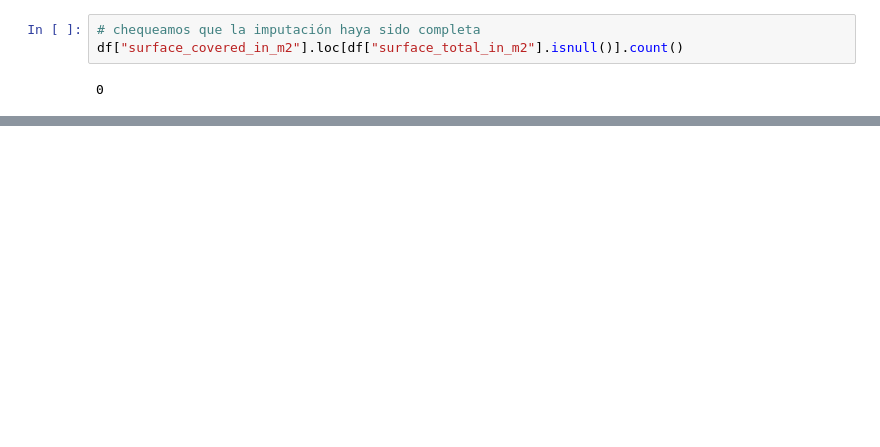
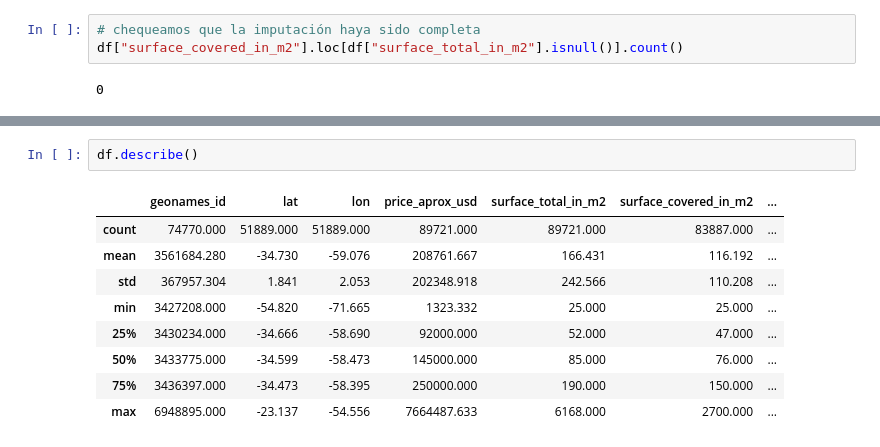
Before and after one commit to matiasngf/DH_proyecto_1, a Jupyter notebook: Limpieza_y_Preparacion.ipynb, the cells around one changed output, grey strips where cells are left out. Cells and saved outputs as stored; diff of their text form; blank space fills up the shorter version.

```diff
--- a/Limpieza_y_Preparacion.ipynb
+++ b/Limpieza_y_Preparacion.ipynb
@@ -227,0 +544,12 @@ dtype: int64
+# %%
+df.describe()
+# %% [output]
+|  | geonames_id | lat | lon | price_aprox_usd | surface_total_in_m2 | surface_covered_in_m2 | ... |
+| count | 74770.000 | 51889.000 | 51889.000 | 89721.000 | 89721.000 | 83887.000 | ... |
+| mean | 3561684.280 | -34.730 | -59.076 | 208761.667 | 166.431 | 116.192 | ... |
+| std | 367957.304 | 1.841 | 2.053 | 202348.918 | 242.566 | 110.208 | ... |
+| min | 3427208.000 | -54.820 | -71.665 | 1323.332 | 25.000 | 25.000 | ... |
+| 25% | 3430234.000 | -34.666 | -58.690 | 92000.000 | 52.000 | 47.000 | ... |
+| 50% | 3433775.000 | -34.599 | -58.473 | 145000.000 | 85.000 | 76.000 | ... |
+| 75% | 3436397.000 | -34.473 | -58.395 | 250000.000 | 190.000 | 150.000 | ... |
+| max | 6948895.000 | -23.137 | -54.556 | 7664487.633 | 6168.000 | 2700.000 | ... |
```
Also changed, not shown: parts of 76 cells of this notebook.
